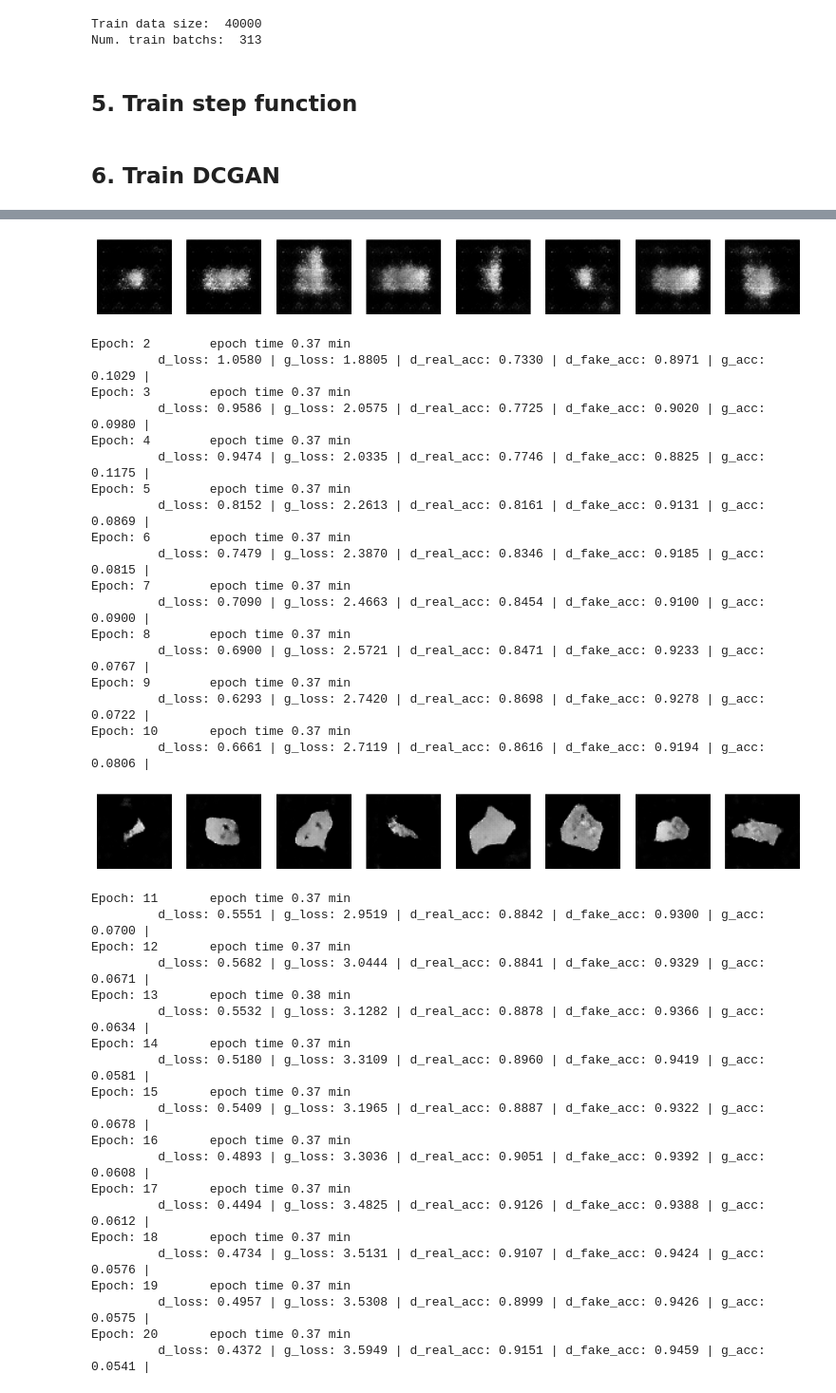
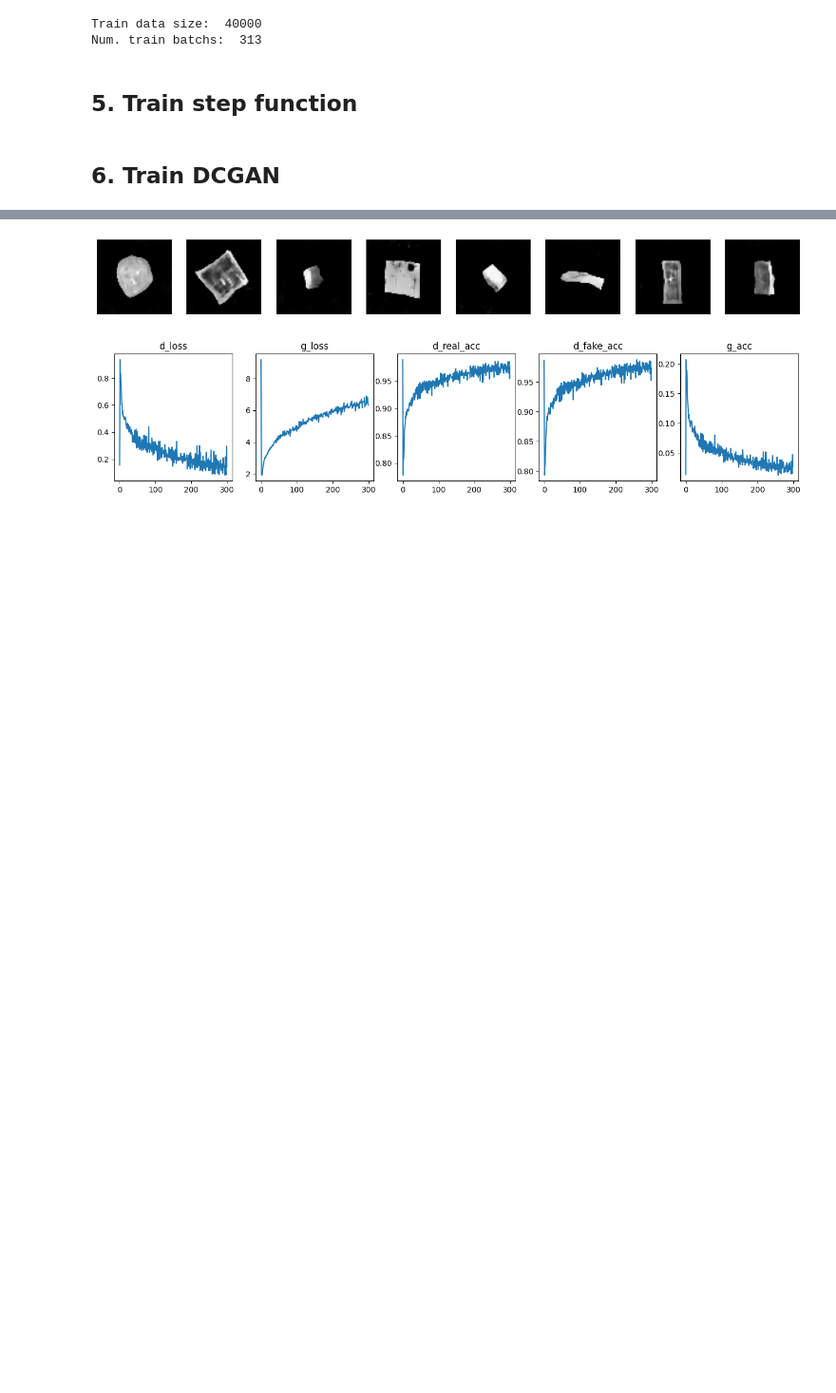
Before and after one commit to terrence-ou/Generative-Deep-Learning-2nd-Edition-PyTorch-JAX, a Jupyter notebook: PyTorch/chapter_04_gan/01_dcgan.ipynb, the cells around one changed output, grey strips where cells are left out. Shown at 95% size. Saved outputs shown, nothing was run; the diff lists cells and outputs as text; code cells hidden in the pictures; blank space fills up the shorter version.

Commit message:
DCGAN updated

```diff
--- a/PyTorch/chapter_04_gan/01_dcgan.ipynb
+++ b/PyTorch/chapter_04_gan/01_dcgan.ipynb
@@ -75,6 +76,16 @@ def display_imgs(imgs):
         ax.imshow(imgs[i][0], cmap='gray')
         ax.axis('off')
     plt.show()
+
+def show_records(history):
+    plt.figure(figsize=(16, 3))
+    for i, key in enumerate(history):
+        ax = plt.subplot(1, len(history), i+1)
+        # ax.imshow(imgs[i][0], cmap='gray')
+        ax.plot(history[key])
+        # ax.set_xlim([0, EPOCHS])
+        ax.set_title(key)
+    plt.show()
 # %%
 # Check dataset
 train_loader = get_dataloader()
@@ -191,21 +220,21 @@ class Generator(nn.Module):
 # %% [markdown]
 ## 3. Define the model, objective, and optimizer
 # %%
-net_D = Discriminator().to(DEVICE)
-net_G = Generator(Z_DIM).to(DEVICE)
+# net_D = Discriminator().to(DEVICE)
+# net_G = Generator(Z_DIM).to(DEVICE)
 
+dcgan = DCGAN(Z_DIM).to(DEVICE)
 
 if torch.__version__.split('.')[0] == '2':
     torch.set_float32_matmul_precision('high')
     # It is important to use eager backend here to avoid
     # distribution mismatch in training and predicting
-    net_D = torch.compile(net_D, backend='eager')
-    net_G = torch.compile(net_G, backend='eager')
+    dcgan = torch.compile(dcgan, backend='eager')
     print('model compiled')
 
 loss_fn = nn.BCELoss()
-d_optim = torch.optim.Adam(params=net_D.parameters(), lr=LR, betas=(ADAM_BETA_1, ADAM_BETA_2))
-g_optim = torch.optim.Adam(params=net_G.parameters() ,lr=LR, betas=(ADAM_BETA_1, ADAM_BETA_2))
+d_optim = torch.optim.Adam(params=dcgan.discriminator.parameters(), lr=LR, betas=(ADAM_BETA_1, ADAM_BETA_2))
+g_optim = torch.optim.Adam(params=dcgan.generator.parameters() ,lr=LR, betas=(ADAM_BETA_1, ADAM_BETA_2))
 
 train_metrics = {
     'd_loss': Metrics.Mean(),
@@ -288,17 +309,20 @@ history = defaultdict(list)
 
 for i in range(EPOCHS):
     prev_time = time.time()
-    generated_imgs = train(net_D, net_G, lego_dataloader, d_optim, g_optim, loss_fn, train_metrics)
+    generated_imgs = train(dcgan, lego_dataloader, d_optim, g_optim, loss_fn, train_metrics)
     curr_time = time.time()
 
     for key, value in train_metrics.items():
         history[key].append(value.compute().item())
 
+    # if i == 0 or (i + 1) % 10 == 0:
+    display.clear_output(wait=True)
+
     print('Epoch: {}\tepoch time {:.2f} min'.format(i+1, (curr_time - prev_time) / 60))
     metrics = [f'{key}: {value.compute().item():.4f} | ' for key, value in train_metrics.items()]
     print('\t', ''.join(metrics))
 
-    if i == 0 or (i + 1) % 10 == 0:
-        generated_imgs = generated_imgs.detach().cpu()
-        display_imgs(generated_imgs)
+    generated_imgs = generated_imgs.detach().cpu()
+    display_imgs(generated_imgs)
+    show_records(history)
 # %% [output]
@@ -307,40 +331,2 @@ Epoch: 1        epoch time 0.39 min
-[figure, old version]
+[figure, new version]
-Epoch: 2        epoch time 0.37 min
-         d_loss: 1.0580 | g_loss: 1.8805 | d_real_acc: 0.7330 | d_fake_acc: 0.8971 | g_acc: 0.1029 |
-Epoch: 3        epoch time 0.37 min
-         d_loss: 0.9586 | g_loss: 2.0575 | d_real_acc: 0.7725 | d_fake_acc: 0.9020 | g_acc: 0.0980 |
-Epoch: 4        epoch time 0.37 min
-         d_loss: 0.9474 | g_loss: 2.0335 | d_real_acc: 0.7746 | d_fake_acc: 0.8825 | g_acc: 0.1175 |
-Epoch: 5        epoch time 0.37 min
-         d_loss: 0.8152 | g_loss: 2.2613 | d_real_acc: 0.8161 | d_fake_acc: 0.9131 | g_acc: 0.0869 |
-Epoch: 6        epoch time 0.37 min
-         d_loss: 0.7479 | g_loss: 2.3870 | d_real_acc: 0.8346 | d_fake_acc: 0.9185 | g_acc: 0.0815 |
-Epoch: 7        epoch time 0.37 min
-         d_loss: 0.7090 | g_loss: 2.4663 | d_real_acc: 0.8454 | d_fake_acc: 0.9100 | g_acc: 0.0900 |
-Epoch: 8        epoch time 0.37 min
-         d_loss: 0.6900 | g_loss: 2.5721 | d_real_acc: 0.8471 | d_fake_acc: 0.9233 | g_acc: 0.0767 |
-Epoch: 9        epoch time 0.37 min
-         d_loss: 0.6293 | g_loss: 2.7420 | d_real_acc: 0.8698 | d_fake_acc: 0.9278 | g_acc: 0.0722 |
-Epoch: 10       epoch time 0.37 min
-         d_loss: 0.6661 | g_loss: 2.7119 | d_real_acc: 0.8616 | d_fake_acc: 0.9194 | g_acc: 0.0806 |
-[figure, old version]
+[figure, new version]
-Epoch: 11       epoch time 0.37 min
-         d_loss: 0.5551 | g_loss: 2.9519 | d_real_acc: 0.8842 | d_fake_acc: 0.9300 | g_acc: 0.0700 |
-Epoch: 12       epoch time 0.37 min
-         d_loss: 0.5682 | g_loss: 3.0444 | d_real_acc: 0.8841 | d_fake_acc: 0.9329 | g_acc: 0.0671 |
-Epoch: 13       epoch time 0.38 min
-         d_loss: 0.5532 | g_loss: 3.1282 | d_real_acc: 0.8878 | d_fake_acc: 0.9366 | g_acc: 0.0634 |
-Epoch: 14       epoch time 0.37 min
-         d_loss: 0.5180 | g_loss: 3.3109 | d_real_acc: 0.8960 | d_fake_acc: 0.9419 | g_acc: 0.0581 |
-Epoch: 15       epoch time 0.37 min
-         d_loss: 0.5409 | g_loss: 3.1965 | d_real_acc: 0.8887 | d_fake_acc: 0.9322 | g_acc: 0.0678 |
-Epoch: 16       epoch time 0.37 min
-         d_loss: 0.4893 | g_loss: 3.3036 | d_real_acc: 0.9051 | d_fake_acc: 0.9392 | g_acc: 0.0608 |
-Epoch: 17       epoch time 0.37 min
-         d_loss: 0.4494 | g_loss: 3.4825 | d_real_acc: 0.9126 | d_fake_acc: 0.9388 | g_acc: 0.0612 |
-Epoch: 18       epoch time 0.37 min
-         d_loss: 0.4734 | g_loss: 3.5131 | d_real_acc: 0.9107 | d_fake_acc: 0.9424 | g_acc: 0.0576 |
-Epoch: 19       epoch time 0.37 min
-         d_loss: 0.4957 | g_loss: 3.5308 | d_real_acc: 0.8999 | d_fake_acc: 0.9426 | g_acc: 0.0575 |
-Epoch: 20       epoch time 0.37 min
-         d_loss: 0.4372 | g_loss: 3.5949 | d_real_acc: 0.9151 | d_fake_acc: 0.9459 | g_acc: 0.0541 |
```
Also changed, not shown: parts of 6 cells of this notebook.
